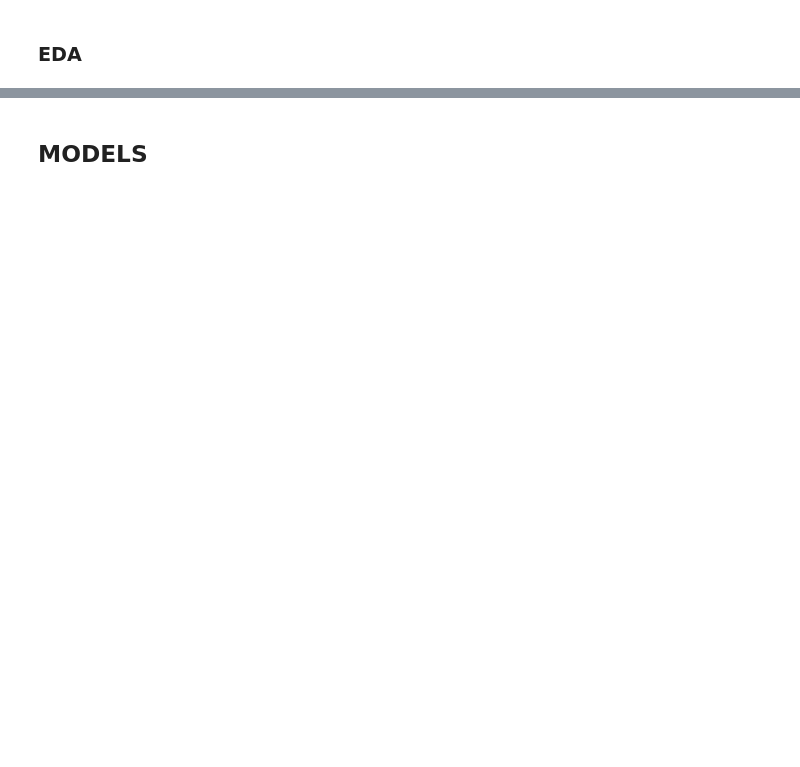
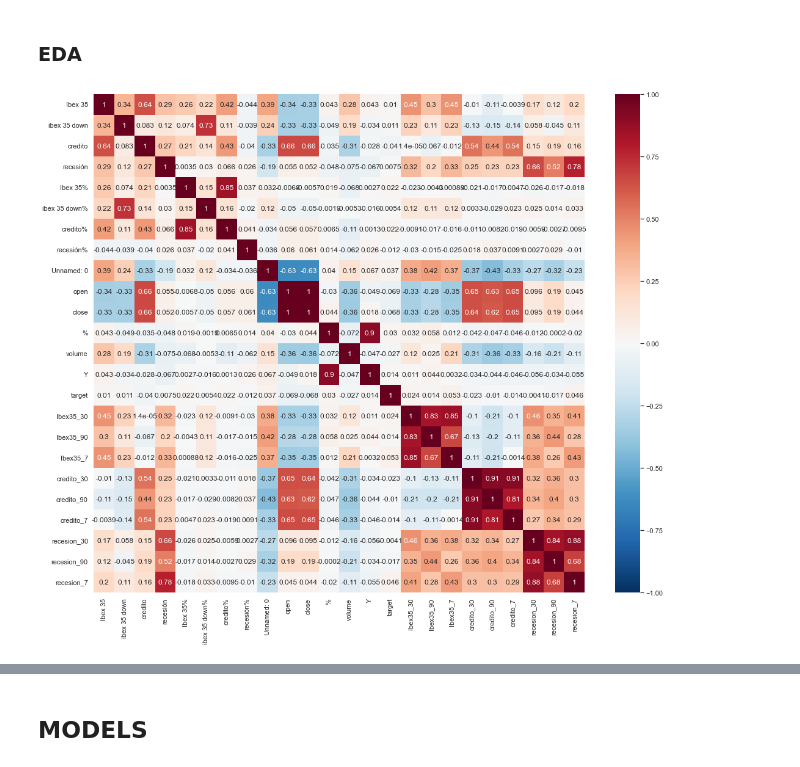
Before and after one commit to puchee99/CaixaBank_DS, a Jupyter notebook: main.ipynb, the cells around one changed output, grey strips where cells are left out. Saved outputs shown, nothing was run; the diff lists cells and outputs as text; code cells hidden in the pictures; blank space fills up the shorter version.

```diff
--- a/main.ipynb
+++ b/main.ipynb
@@ -20,3 +46,7 @@ jola
 ### DATA LOAD
 # %% [markdown]
 #### STOCK
+# %%
+path_stock, extension_stock = utils.get_path('test_yahoo.csv')
+df_stock = utils.get_dataframe(path_stock, extension_stock)
+df_stock.head(2)
@@ -24,0 +71,4 @@ jola
+# %%
+path_pytrends, extension_pytrends = utils.get_path('pytrends_data.csv')
+df_pytrends = utils.get_dataframe(path_pytrends, extension_pytrends)
+df_pytrends.head(2)
@@ -26,0 +85,5 @@ jola
+# %%
+df_global = df_pytrends.set_index('date').join(df_stock.set_index('date'))
+df_global_twitter = df_global.join(df_twitter.set_index('date'))
+df_global_twitter.sentiment = df_global_twitter.sentiment.fillna(0)
+df_global_twitter.tail(2)
@@ -27,2 +112,19 @@ jola
 # %% [markdown]
 ### EDA
+# %%
+df_global['Ibex35_30'] = df_global[['Ibex 35']].apply(lambda group: group.rolling(30).sum())
+df_global['Ibex35_90'] = df_global[['Ibex 35']].apply(lambda group: group.rolling(90).sum())
+df_global['Ibex35_7'] = df_global[['Ibex 35']].apply(lambda group: group.rolling(7).sum())
+df_global['credito_30'] = df_global[['credito']].apply(lambda group: group.rolling(30).sum())
+df_global['credito_90'] = df_global[['credito']].apply(lambda group: group.rolling(90).sum())
+df_global['credito_7'] = df_global[['credito']].apply(lambda group: group.rolling(7).sum())
+df_global['recesion_30'] = df_global[['recesión']].apply(lambda group: group.rolling(30).sum())
+df_global['recesion_90'] = df_global[['recesión']].apply(lambda group: group.rolling(90).sum())
+df_global['recesion_7'] = df_global[['recesión']].apply(lambda group: group.rolling(7).sum())
+# %%
+correlation = df_global.corr()
+#display(correlation)
+plt.figure(figsize=(18,15))
+heatmap = sns.heatmap(correlation, annot=True, linewidths=0, vmin=-1, cmap="RdBu_r")
+# %% [output]
+[figure, added]
```
Also changed, not shown: parts of 36 cells of this notebook, 1 other file.
